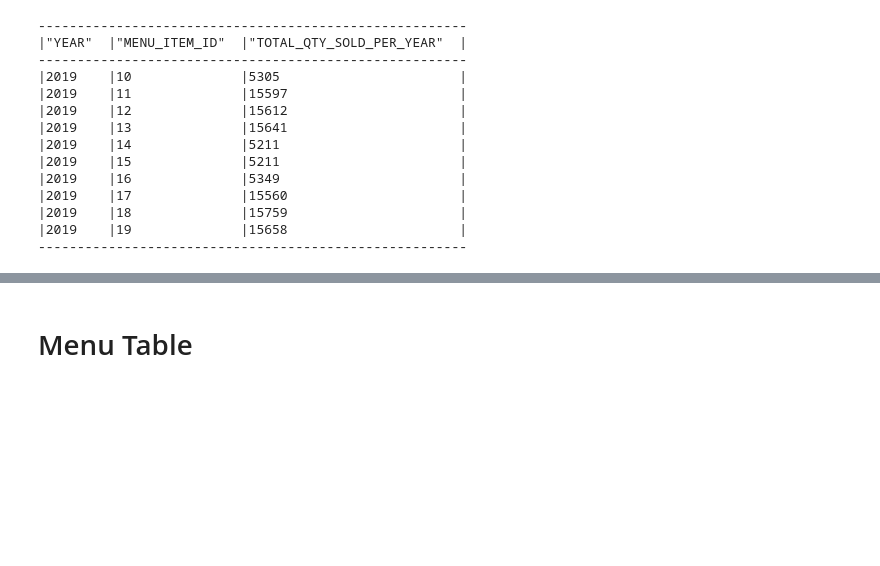
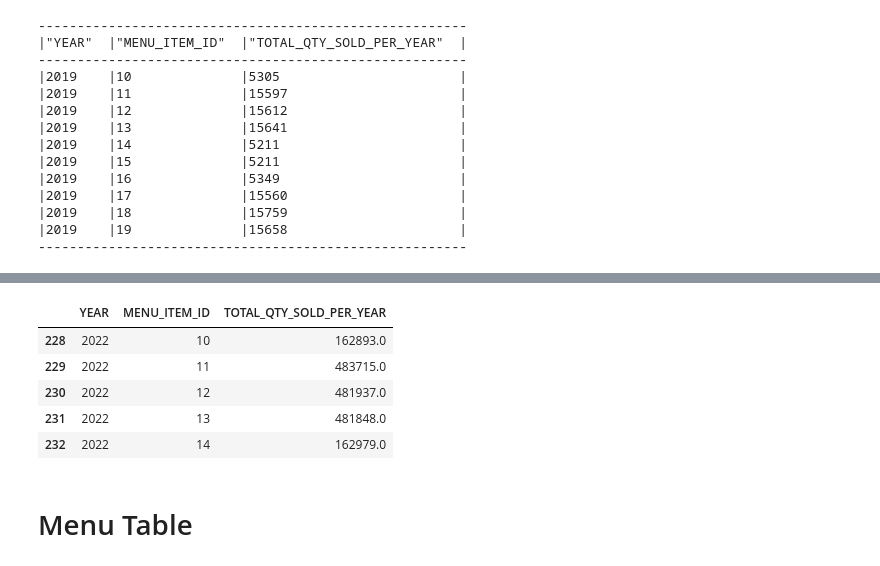
Before and after one commit to R-otato/Tasty_Insights, a Jupyter notebook: Product Sales Prediction.ipynb, the cells around one changed output, grey strips where cells are left out. Cells and saved outputs as stored; diff of their text form; code cells hidden in the pictures; blank space fills up the shorter version.

```diff
--- a/Product Sales Prediction.ipynb
+++ b/Product Sales Prediction.ipynb
@@ -219,3 +234,12 @@ order_df_grp_by = total_qty_by_item.to_pandas()
+# %%
+order_df_grp_by[order_df_grp_by["YEAR"]==2022].head()
+# %% [output]
+|  | YEAR | MENU_ITEM_ID | TOTAL_QTY_SOLD_PER_YEAR |
+| 228 | 2022 | 10 | 162893.0 |
+| 229 | 2022 | 11 | 483715.0 |
+| 230 | 2022 | 12 | 481937.0 |
+| 231 | 2022 | 13 | 481848.0 |
+| 232 | 2022 | 14 | 162979.0 |
 # %%
 order_df_grp_by.to_csv('StreamlitApp/assets/total_qty_by_item.csv', index=False)
 # %% [markdown]
```
Also changed, not shown: parts of 15 cells of this notebook, 3 other files.
